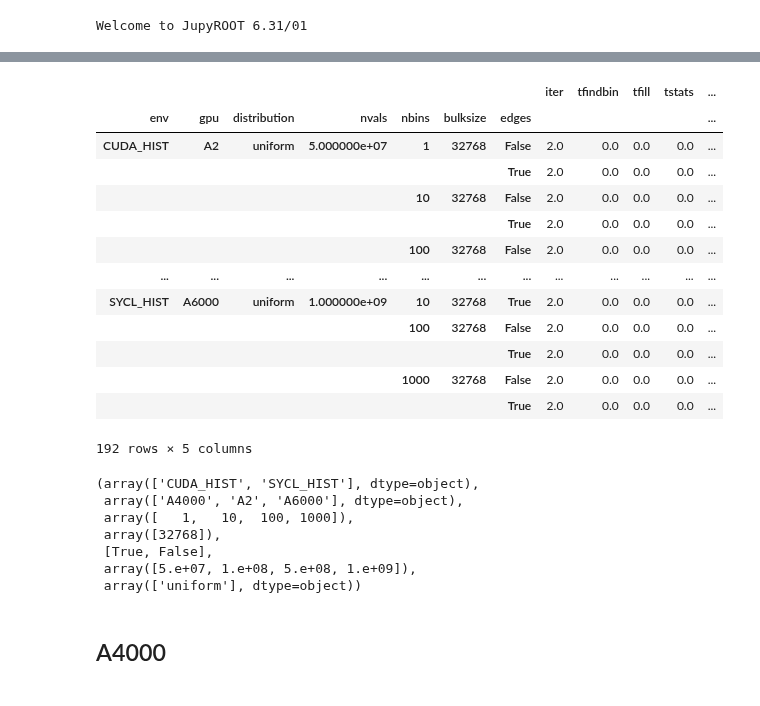
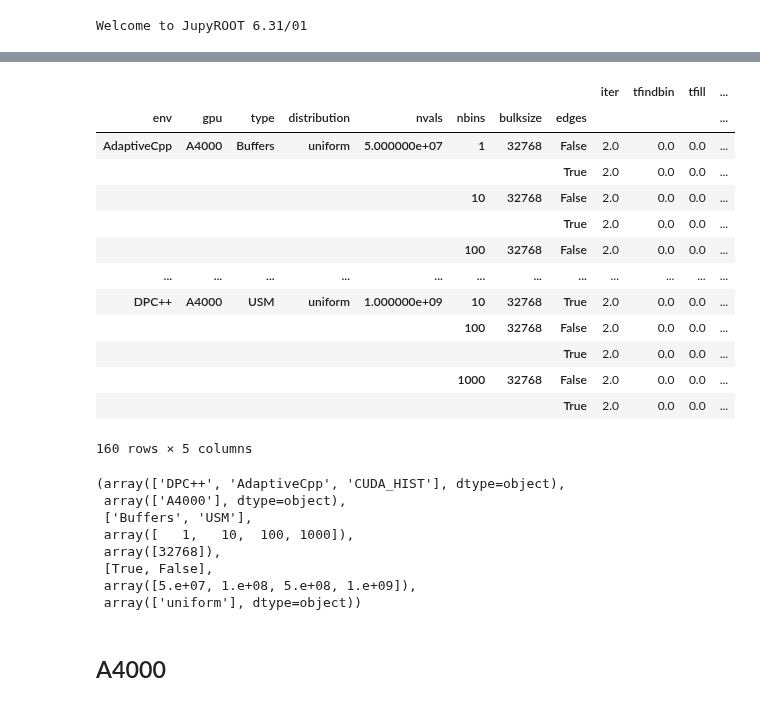
Before and after one commit to jolly-chen/msc-project, a Jupyter notebook: gpu-synchronous/sycl_paper.ipynb, the cells around one changed output, grey strips where cells are left out. Drawn from its saved outputs; the diff is of its cells as text; code cells hidden in the pictures.

Commit message:
Plot with USM vs Buffers total runtime

```diff
--- a/gpu-synchronous/sycl_paper.ipynb
+++ b/gpu-synchronous/sycl_paper.ipynb
@@ -26,11 +26,21 @@ def normalize_df(df, cols, norm):
     for col in cols:
         df[col] = df[col].div(df[norm])
 # %%
-df = pd.read_csv("das6-gpu/20231127-085724")
+df = pd.read_csv("das6-gpu/20231206-174647")
 df["nvals"] =  df["input"].apply(lambda s: np.float64(s.split("_")[-1].split(".")[0]))
 df["distribution"] =  df["input"].apply(lambda s: s.split("_")[1])
 convert_to_type(df, "edges", np.bool_)
 convert_to_type(df, "ttotal", np.float64)
+df["type"] = "Buffers"
+
+df_usm = pd.read_csv("das6-gpu/20231211-155923")
+df_usm["nvals"] =  df_usm["input"].apply(lambda s: np.float64(s.split("_")[-1].split(".")[0]))
+df_usm["distribution"] =  df_usm["input"].apply(lambda s: s.split("_")[1])
+convert_to_type(df_usm, "edges", np.bool_)
+convert_to_type(df_usm, "ttotal", np.float64)
+df_usm["type"] = "USM"
+
+df = pd.concat([df, df_usm])
 del df["input"]
 df
 # %% [output]
@@ -50,21 +60,21 @@ df
 # %%
-gp = df.groupby(["env", "gpu", "distribution", "nvals", "nbins", "bulksize", "edges"])
+gp = df.groupby(["env", "gpu", "type", "distribution", "nvals", "nbins", "bulksize", "edges"])
 gp.mean()
 # %% [output]
-|  |  |  |  |  |  |  | iter | tfindbin | tfill | tstats | ... |
-| env | gpu | distribution | nvals | nbins | bulksize | edges |  |  |  |  | ... |
-| CUDA_HIST | A2 | uniform | 5.000000e+07 | 1 | 32768 | False | 2.0 | 0.0 | 0.0 | 0.0 | ... |
-|  |  |  |  |  |  | True | 2.0 | 0.0 | 0.0 | 0.0 | ... |
-|  |  |  |  | 10 | 32768 | False | 2.0 | 0.0 | 0.0 | 0.0 | ... |
-|  |  |  |  |  |  | True | 2.0 | 0.0 | 0.0 | 0.0 | ... |
-|  |  |  |  | 100 | 32768 | False | 2.0 | 0.0 | 0.0 | 0.0 | ... |
+|  |  |  |  |  |  |  |  | iter | tfindbin | tfill | ... |
+| env | gpu | type | distribution | nvals | nbins | bulksize | edges |  |  |  | ... |
+| AdaptiveCpp | A4000 | Buffers | uniform | 5.000000e+07 | 1 | 32768 | False | 2.0 | 0.0 | 0.0 | ... |
+|  |  |  |  |  |  |  | True | 2.0 | 0.0 | 0.0 | ... |
+|  |  |  |  |  | 10 | 32768 | False | 2.0 | 0.0 | 0.0 | ... |
+|  |  |  |  |  |  |  | True | 2.0 | 0.0 | 0.0 | ... |
+|  |  |  |  |  | 100 | 32768 | False | 2.0 | 0.0 | 0.0 | ... |
 | ... | ... | ... | ... | ... | ... | ... | ... | ... | ... | ... | ... |
-| SYCL_HIST | A6000 | uniform | 1.000000e+09 | 10 | 32768 | True | 2.0 | 0.0 | 0.0 | 0.0 | ... |
-|  |  |  |  | 100 | 32768 | False | 2.0 | 0.0 | 0.0 | 0.0 | ... |
-|  |  |  |  |  |  | True | 2.0 | 0.0 | 0.0 | 0.0 | ... |
-|  |  |  |  | 1000 | 32768 | False | 2.0 | 0.0 | 0.0 | 0.0 | ... |
-|  |  |  |  |  |  | True | 2.0 | 0.0 | 0.0 | 0.0 | ... |
+| DPC++ | A4000 | USM | uniform | 1.000000e+09 | 10 | 32768 | True | 2.0 | 0.0 | 0.0 | ... |
+|  |  |  |  |  | 100 | 32768 | False | 2.0 | 0.0 | 0.0 | ... |
+|  |  |  |  |  |  |  | True | 2.0 | 0.0 | 0.0 | ... |
+|  |  |  |  |  | 1000 | 32768 | False | 2.0 | 0.0 | 0.0 | ... |
+|  |  |  |  |  |  |  | True | 2.0 | 0.0 | 0.0 | ... |
-192 rows × 5 columns
+160 rows × 5 columns
 # %%
 unique_env = df["env"].unique()
 unique_bulksize = df["bulksize"].unique()
@@ -73,10 +83,12 @@ unique_nvals = df["nvals"].unique()
 unique_gpus = df["gpu"].unique()
 unique_distributions = df["distribution"].unique()
 unique_edges = [True, False]
-unique_env, unique_gpus, unique_nbins, unique_bulksize, unique_edges, unique_nvals, unique_distributions
+unique_type = ["Buffers", "USM"]
+unique_env, unique_gpus, unique_type, unique_nbins, unique_bulksize, unique_edges, unique_nvals, unique_distributions
 # %% [output]
-(array(['CUDA_HIST', 'SYCL_HIST'], dtype=object),
- array(['A4000', 'A2', 'A6000'], dtype=object),
+(array(['DPC++', 'AdaptiveCpp', 'CUDA_HIST'], dtype=object),
+ array(['A4000'], dtype=object),
+ ['Buffers', 'USM'],
  array([   1,   10,  100, 1000]),
  array([32768]),
  [True, False],
```
Also changed, not shown: parts of 3 cells of this notebook.
